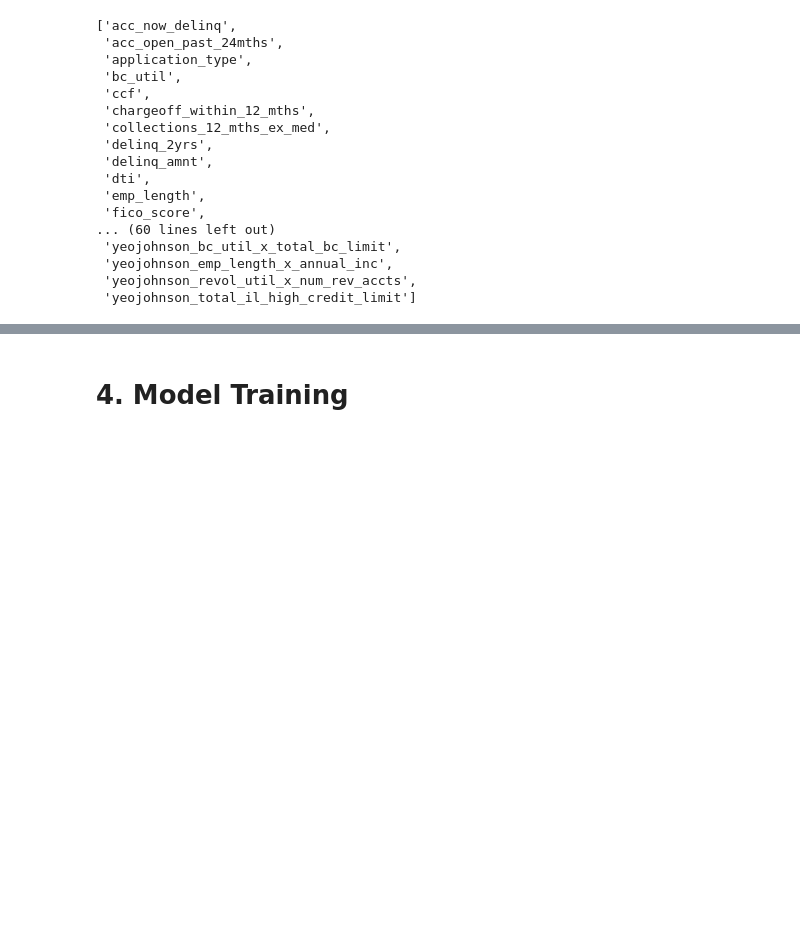
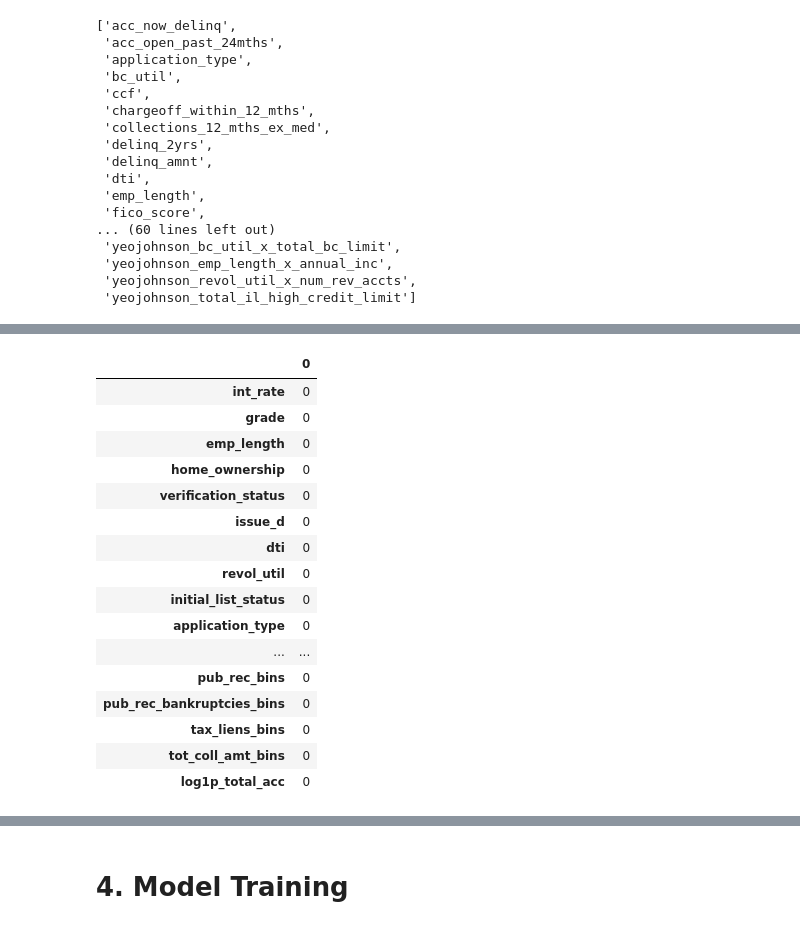
Before and after one commit to luuuneytunes12/Credit-Risk-Modeling-PySpark, a Jupyter notebook: notebooks/05_ead_modeling.ipynb, the cells around one changed output, grey strips where cells are left out. Drawn from its saved outputs; the diff is of its cells as text; code cells hidden in the pictures; blank space fills up the shorter version.

```diff
--- a/notebooks/05_ead_modeling.ipynb
+++ b/notebooks/05_ead_modeling.ipynb
@@ -1135,0 +1416,6 @@ plot_feature_distribution(train_pdf2_logit_tx, to_bin_features)
+# %%
+# -----------------------------------
+# !Dropping original discrete columns (One Shot)
+# -----------------------------------
+train_pdf2_logit_tx = train_pdf2_logit_tx.drop(columns=to_bin_features)
+sorted(train_pdf2_logit_tx.columns)
@@ -1135,0 +1440,26 @@ plot_feature_distribution(train_pdf2_logit_tx, to_bin_features)
+# %%
+# == CHecking for null values ==
+html = f"""
+<div style="height:300px;overflow:auto;border:1px solid #ccc">
+    {pd.DataFrame(train_pdf2_logit_tx.isna().sum()).to_html()}
+</div>
+"""
+display(HTML(html))
+# %% [output]
+|  | 0 |
+| int_rate | 0 |
+| grade | 0 |
+| emp_length | 0 |
+| home_ownership | 0 |
+| verification_status | 0 |
+| issue_d | 0 |
+| dti | 0 |
+| revol_util | 0 |
+| initial_list_status | 0 |
+| application_type | 0 |
+| ... | ... |
+| pub_rec_bins | 0 |
+| pub_rec_bankruptcies_bins | 0 |
+| tax_liens_bins | 0 |
+| tot_coll_amt_bins | 0 |
+| log1p_total_acc | 0 |
```
Also changed, not shown: parts of 14 cells of this notebook.
